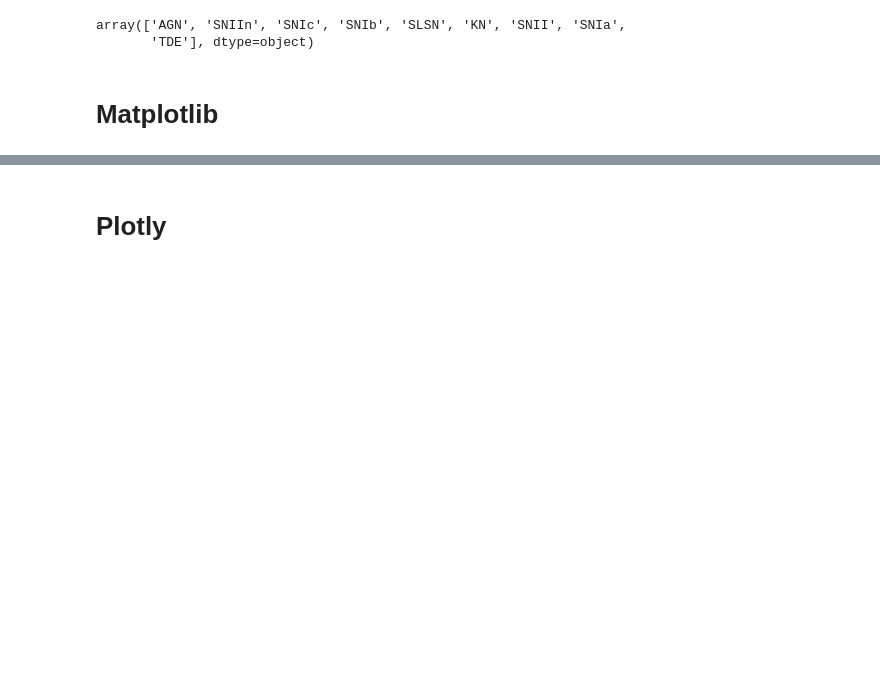
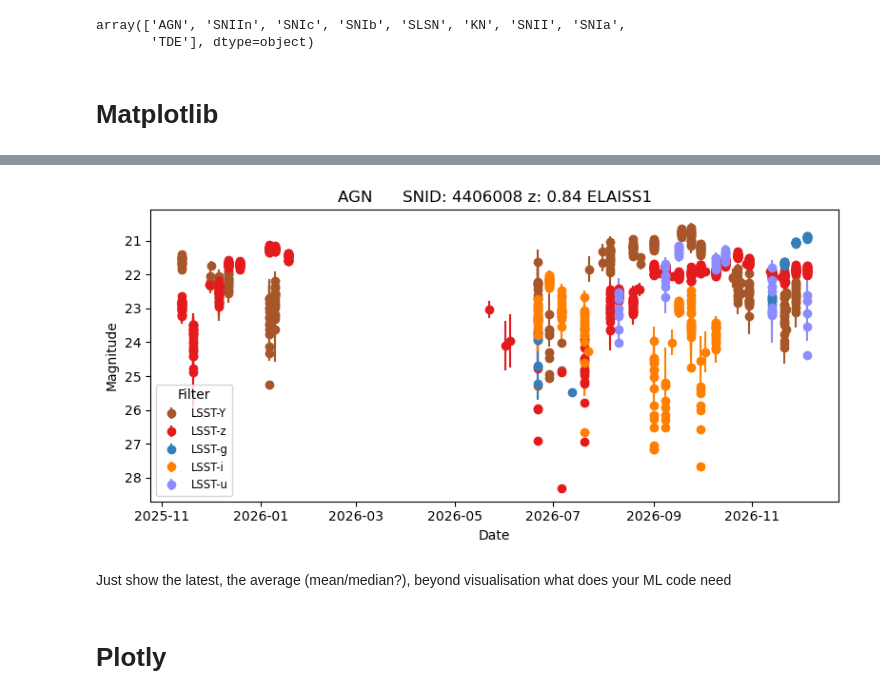
Before and after one commit to Fink-analyses/Tutorial_LSST_sims_2025, a Jupyter notebook: visualisation_challenge.ipynb, the cells around one changed output, grey strips where cells are left out. Cells and saved outputs as stored; diff of their text form; code cells hidden in the pictures; blank space fills up the shorter version.

```diff
--- a/visualisation_challenge.ipynb
+++ b/visualisation_challenge.ipynb
@@ -351,3 +352,9 @@ plot_lc_matplotlib(df_phot, df_header, idx, inmag=True, convert_date=True)
+# %%
+plot_lc_matplotlib(df_phot, df_header, 4406008, inmag=True, convert_date=True)
+# %% [output]
+[figure, added]
+# %% [markdown]
+Just show the latest, the average (mean/median?), beyond visualisation what does your ML code need
 # %% [markdown]
 # Plotly
 # %%
```
Also changed, not shown: parts of 3 cells of this notebook.
